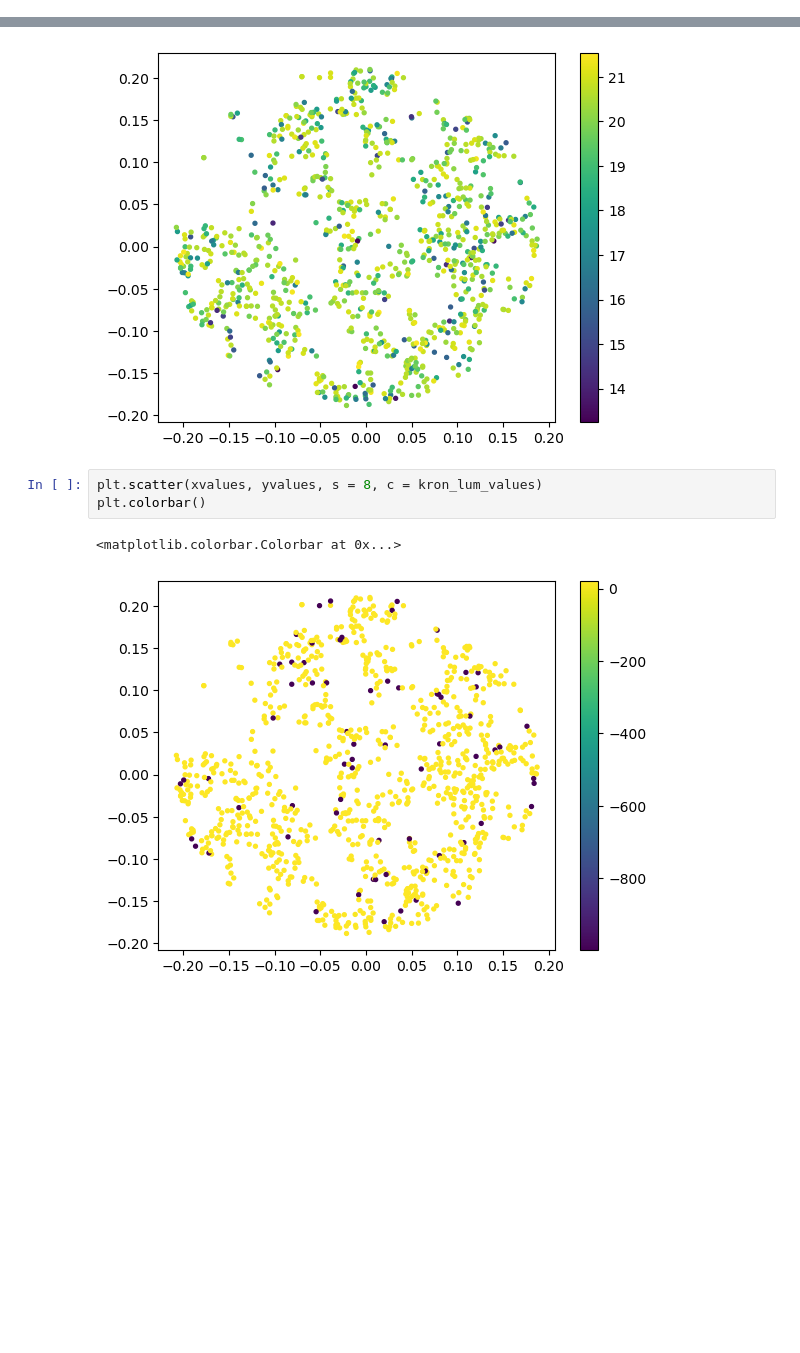
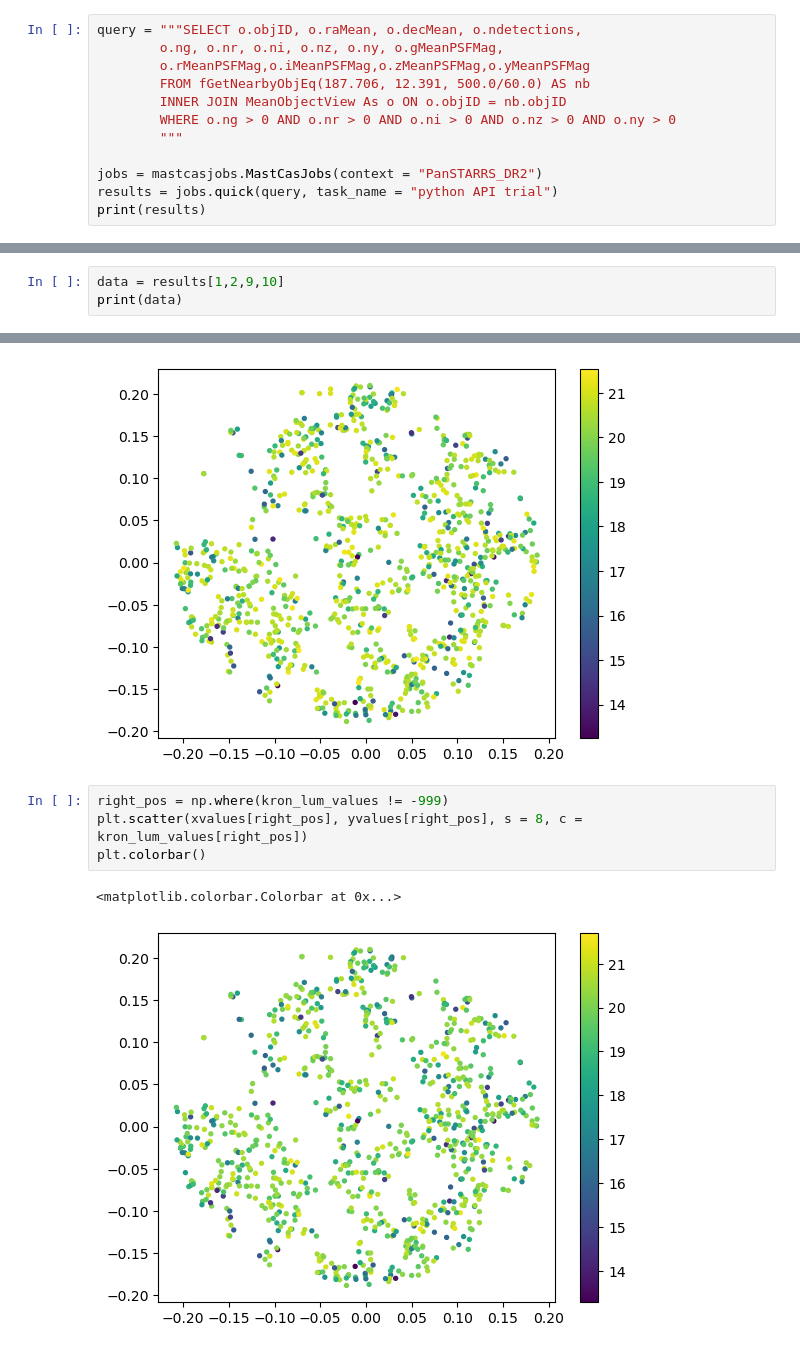
Before and after one commit to VibinRam/DP2, a Jupyter notebook: Codes/PS1_data_retrieval/trial_data_ploting.ipynb, the cells around one changed output, grey strips where cells are left out. Saved outputs shown, nothing was run; the diff lists cells and outputs as text; blank space fills up the shorter version.

```diff
--- a/Codes/PS1_data_retrieval/trial_data_ploting.ipynb
+++ b/Codes/PS1_data_retrieval/trial_data_ploting.ipynb
@@ -8,0 +5,12 @@ data = np.genfromtxt(file, delimiter=',', skip_header=1, usecols= (1,2,3,4))
+# %%
+query = """SELECT o.objID, o.raMean, o.decMean, o.ndetections,
+        o.ng, o.nr, o.ni, o.nz, o.ny, o.gMeanPSFMag,
+        o.rMeanPSFMag,o.iMeanPSFMag,o.zMeanPSFMag,o.yMeanPSFMag
+        FROM fGetNearbyObjEq(187.706, 12.391, 500.0/60.0) AS nb
+        INNER JOIN MeanObjectView As o ON o.objID = nb.objID
+        WHERE o.ng > 0 AND o.nr > 0 AND o.ni > 0 AND o.nz > 0 AND o.ny > 0
+        """
+
+jobs = mastcasjobs.MastCasJobs(context = "PanSTARRS_DR2")
+results = jobs.quick(query, task_name = "python API trial")
+print(results)
@@ -8,0 +35,3 @@ data = np.genfromtxt(file, delimiter=',', skip_header=1, usecols= (1,2,3,4))
+# %%
+data = results[1,2,9,10]
+print(data)
@@ -18,8 +51,9 @@ plt.colorbar()
 <matplotlib.colorbar.Colorbar at 0x...>
 [figure]
 # %%
-plt.scatter(xvalues, yvalues, s = 8, c = kron_lum_values)
+right_pos = np.where(kron_lum_values != -999)
+plt.scatter(xvalues[right_pos], yvalues[right_pos], s = 8, c = kron_lum_values[right_pos])
 plt.colorbar()
 # %% [output]
 <matplotlib.colorbar.Colorbar at 0x...>
-[figure, old version]
+[figure, new version]
```
Also changed, not shown: parts of 6 cells of this notebook.
